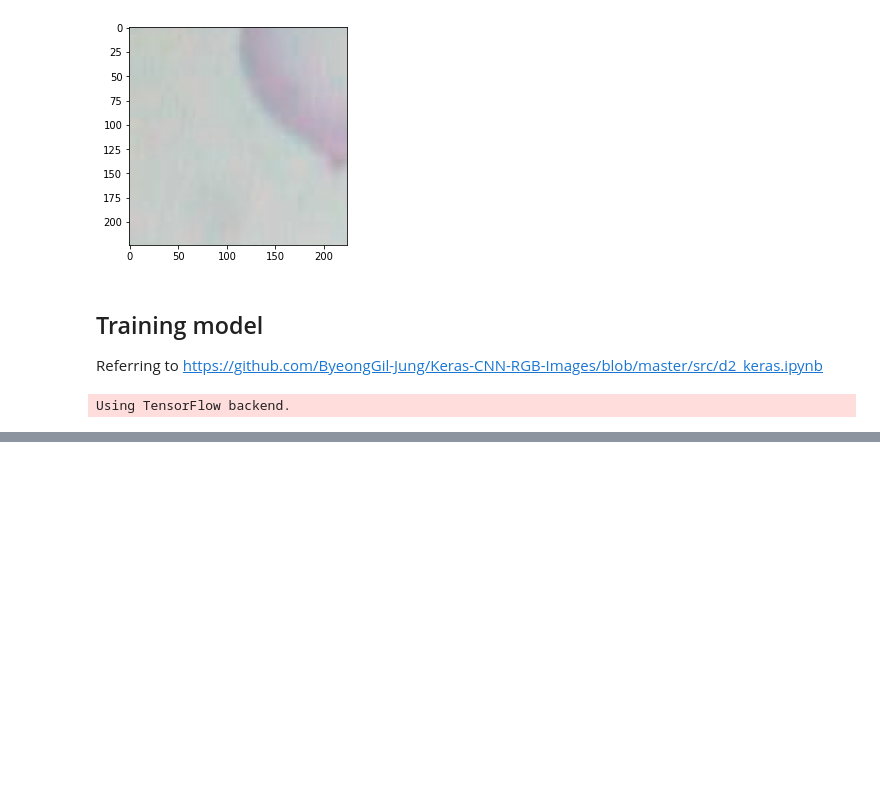
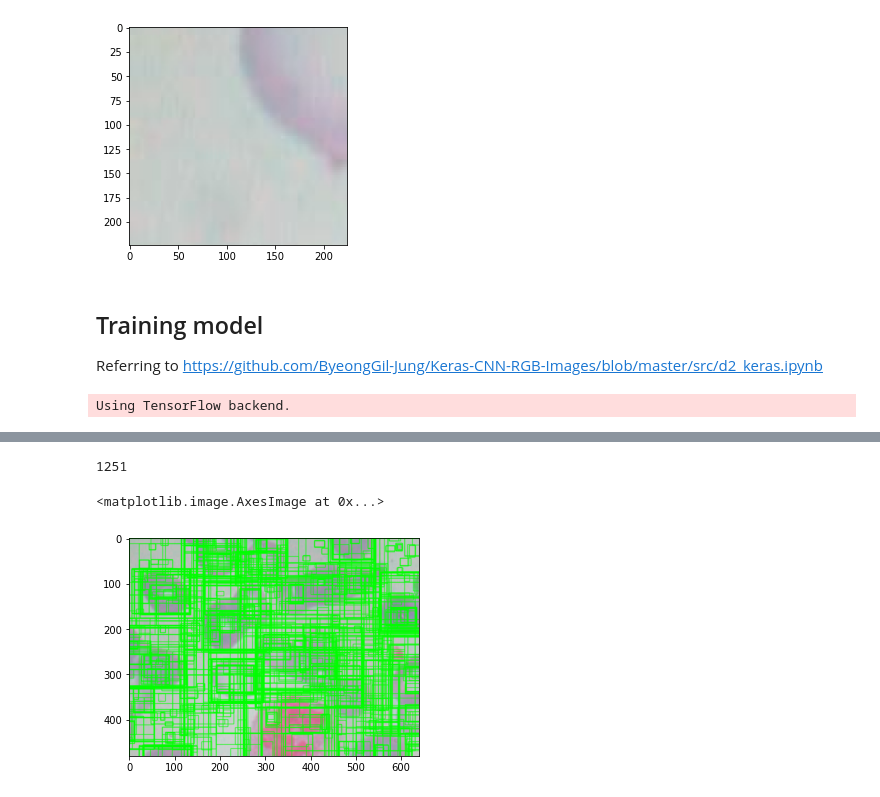
Before and after one commit to howardg2000/BCCD_Dataset, a Jupyter notebook: analysis.ipynb, the cells around one changed output, grey strips where cells are left out. Saved outputs shown, nothing was run; the diff lists cells and outputs as text; code cells hidden in the pictures; blank space fills up the shorter version.

```diff
--- a/analysis.ipynb
+++ b/analysis.ipynb
@@ -80,10 +80,10 @@ IMG_SIZE = 224
 # of positive and negative samples to make an even training set
 MAXCOUNT = 30
 
-labels = {'WBC': 2, 'RBC': 1, 'Platelets': 0}
+labels = {'WBC': 3, 'RBC': 2, 'Platelets': 1, 'Background': 0}
 
-# train_images=[]
-# train_labels=[]
+train_images=[]
+train_labels=[]
 
 ss = cv2.ximgproc.segmentation.createSelectiveSearchSegmentation()
 for i, filename in enumerate(os.listdir(imagePath)):
@@ -110,20 +110,17 @@ for i, filename in enumerate(os.listdir(imagePath)):
             for obj in objects:
                 iou = get_iou(obj, rect)
                 if trueCount < MAXCOUNT and iou > 0.7:
-                    plt.imshow(imgout[y:y+h,x:x+w])
-                    plt.show()
                     resized = cv2.resize(imgout[y:y+h,x:x+w], (IMG_SIZE,IMG_SIZE), interpolation = cv2.INTER_AREA)
-#                     train_images.append(resized)
-#                     train_labels.append(labels[obj['label']])
+                    train_images.append(resized)
+                    train_labels.append(labels[obj['label']])
                     trueCount += 1
 
                 if falseCount < MAXCOUNT and iou < 0.3:
                     resized = cv2.resize(imgout[y:y+h,x:x+w], (IMG_SIZE,IMG_SIZE), interpolation = cv2.INTER_AREA)
-#                     train_images.append(resized)
-#                     train_labels.append(labels[obj['label']])
+                    train_images.append(resized)
+                    train_labels.append(0)
                     falseCount += 1
         else:
             break
-    print(trueCount, falseCount)
 # %% [output]
 0 BloodImage_00315.jpg
@@ -260,3 +247,18 @@ model.save_weights("./weights.h5")
 # %%
 y_pred = model.predict(xTrain[:10])
 y_pred_label = np.argmax(y_pred, axis=1)
+# %%
+ss = cv2.ximgproc.segmentation.createSelectiveSearchSegmentation()
+ss.setBaseImage(img)
+ss.switchToSelectiveSearchFast()
+rects = ss.process()
+imgOut = img.copy()
+print(len(rects))
+for i, rect in (enumerate(rects)):
+    x, y, w, h = rect
+    cv2.rectangle(imgOut, (x, y), (x+w, y+h), (0, 255, 0), 1, cv2.LINE_AA)
+plt.imshow(imgOut)
+# %% [output]
+1251
+<matplotlib.image.AxesImage at 0x...>
+[figure, added]
```
Also changed, not shown: parts of 7 cells of this notebook.
